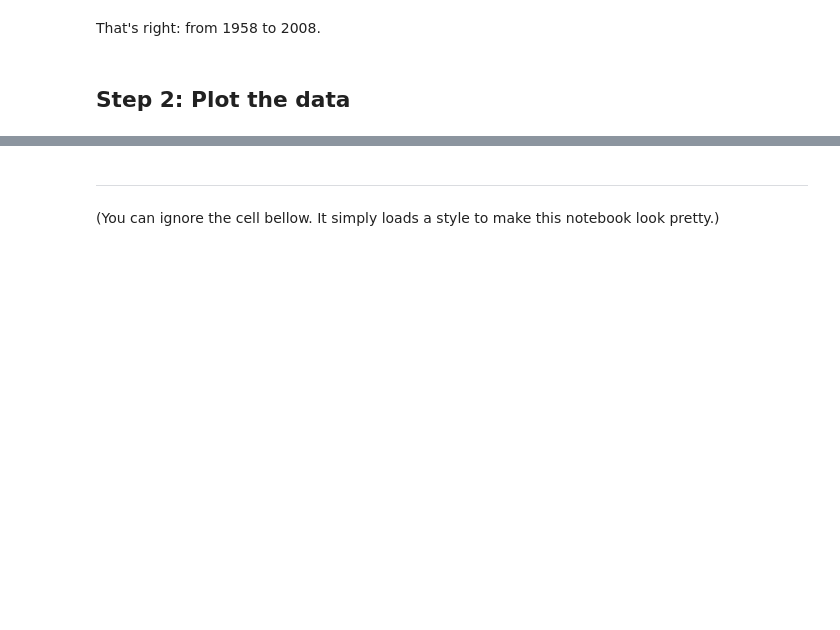
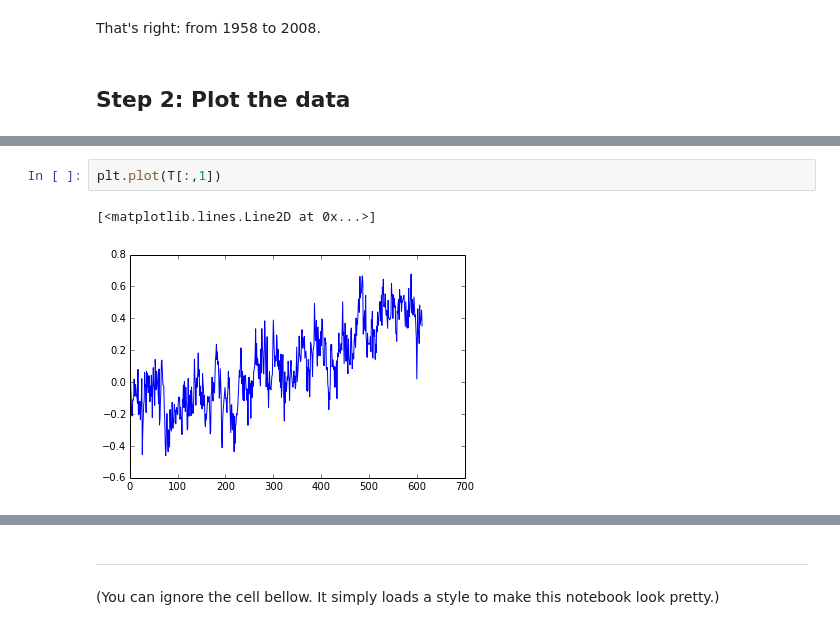
Before and after one commit to barbagroup/JITcode-MechE, a Jupyter notebook: lessons/01_Lesson01_ReadAndPlot.ipynb, the cells around one changed output, grey strips where cells are left out. Saved outputs shown, nothing was run; the diff lists cells and outputs as text; blank space fills up the shorter version.

Commit message:
Added plots to lesson 1.1
My Python installation is fixed (downloaded Anaconda and bye Canopy). I
made the time series and histogram, and the two-plot grid.

```diff
--- a/lessons/01_Lesson01_ReadAndPlot.ipynb
+++ b/lessons/01_Lesson01_ReadAndPlot.ipynb
@@ -100,0 +106,5 @@ ImportError: No module named matplotlib.pyplot
+# %%
+plt.plot(T[:,1])
+# %% [output]
+[<matplotlib.lines.Line2D at 0x...>]
+[figure, added]
```
Also changed, not shown: parts of 9 cells of this notebook.
